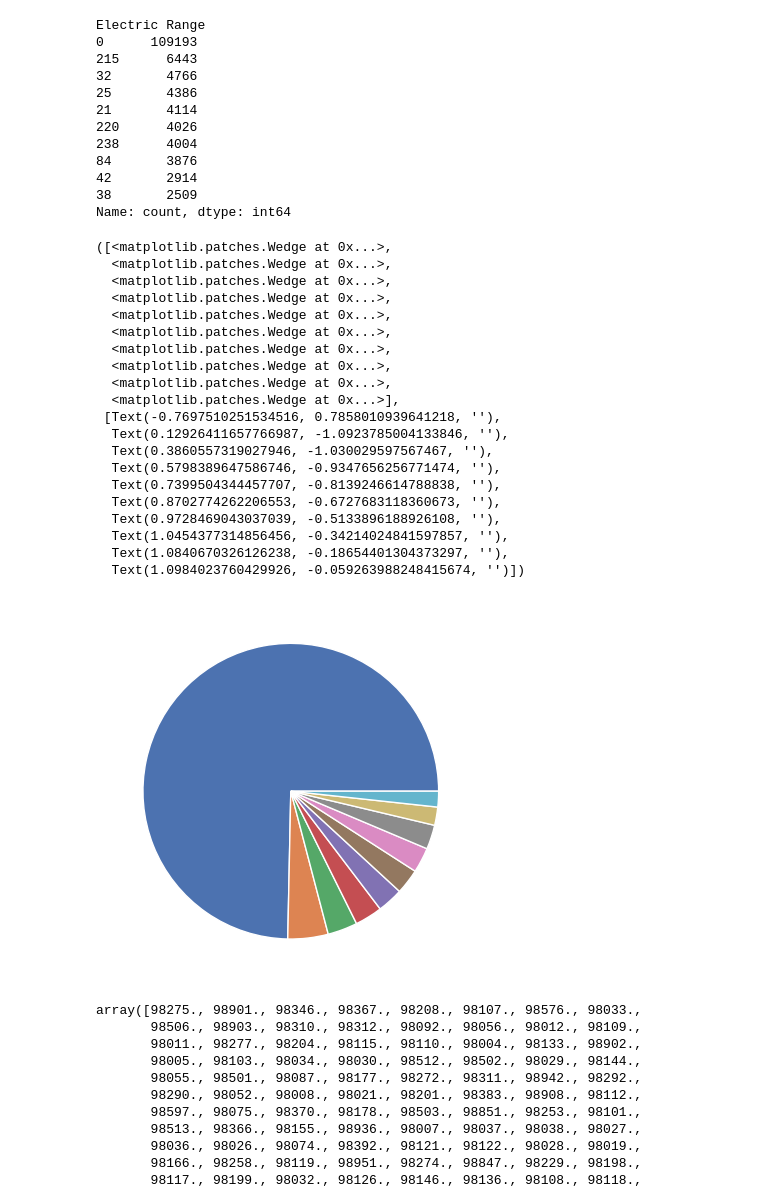
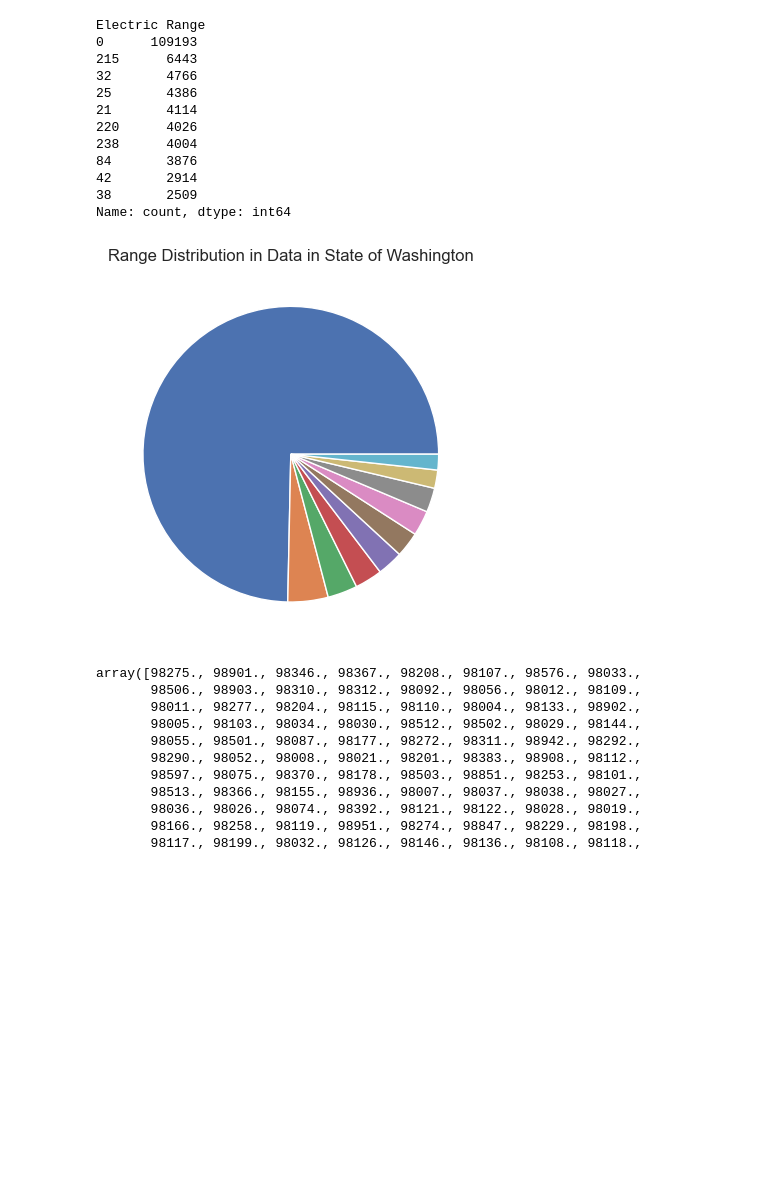
Before and after one commit to SianRods/Data-Science-ML, a Jupyter notebook: Practice Projects/DA-Electric_Vehicle.ipynb, the cells around one changed output. Cells and saved outputs as stored; diff of their text form; code cells hidden in the pictures; blank space fills up the shorter version.

```diff
--- a/Practice Projects/DA-Electric_Vehicle.ipynb
+++ b/Practice Projects/DA-Electric_Vehicle.ipynb
@@ -508,29 +508,10 @@ Electric Range
 38       2509
 Name: count, dtype: int64
 # %%
-plt.pie(vehicle_df[vehicle_df['State']=='WA']['Electric Range'].value_counts()[:10])
+plt.title("Range Distribution in Data in State of Washington")
+plt.pie(vehicle_df[vehicle_df['State']=='WA']['Electric Range'].value_counts()[:10]);
 # %% [output]
-([<matplotlib.patches.Wedge at 0x...>,
-  <matplotlib.patches.Wedge at 0x...>,
-  <matplotlib.patches.Wedge at 0x...>,
-  <matplotlib.patches.Wedge at 0x...>,
-  <matplotlib.patches.Wedge at 0x...>,
-  <matplotlib.patches.Wedge at 0x...>,
-  <matplotlib.patches.Wedge at 0x...>,
-  <matplotlib.patches.Wedge at 0x...>,
-  <matplotlib.patches.Wedge at 0x...>,
-  <matplotlib.patches.Wedge at 0x...>],
- [Text(-0.7697510251534516, 0.7858010939641218, ''),
-  Text(0.12926411657766987, -1.0923785004133846, ''),
-  Text(0.3860557319027946, -1.030029597567467, ''),
-  Text(0.5798389647586746, -0.9347656256771474, ''),
-  Text(0.7399504344457707, -0.8139246614788838, ''),
-  Text(0.8702774262206553, -0.6727683118360673, ''),
-  Text(0.9728469043037039, -0.5133896188926108, ''),
-  Text(1.0454377314856456, -0.34214024841597857, ''),
-  Text(1.0840670326126238, -0.18654401304373297, ''),
-  Text(1.0984023760429926, -0.059263988248415674, '')])
-[figure, old version]
+[figure, new version]
 # %%
 vehicle_df['Postal Code'].unique()
 # %% [output]
```
Also changed, not shown: parts of 18 cells of this notebook.
